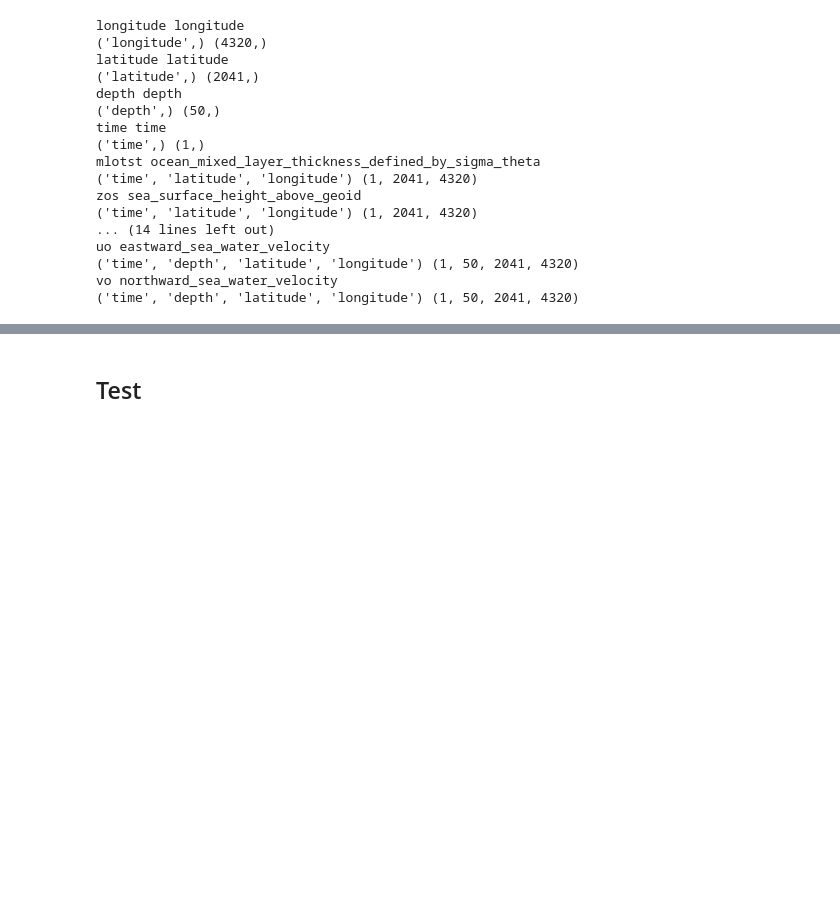
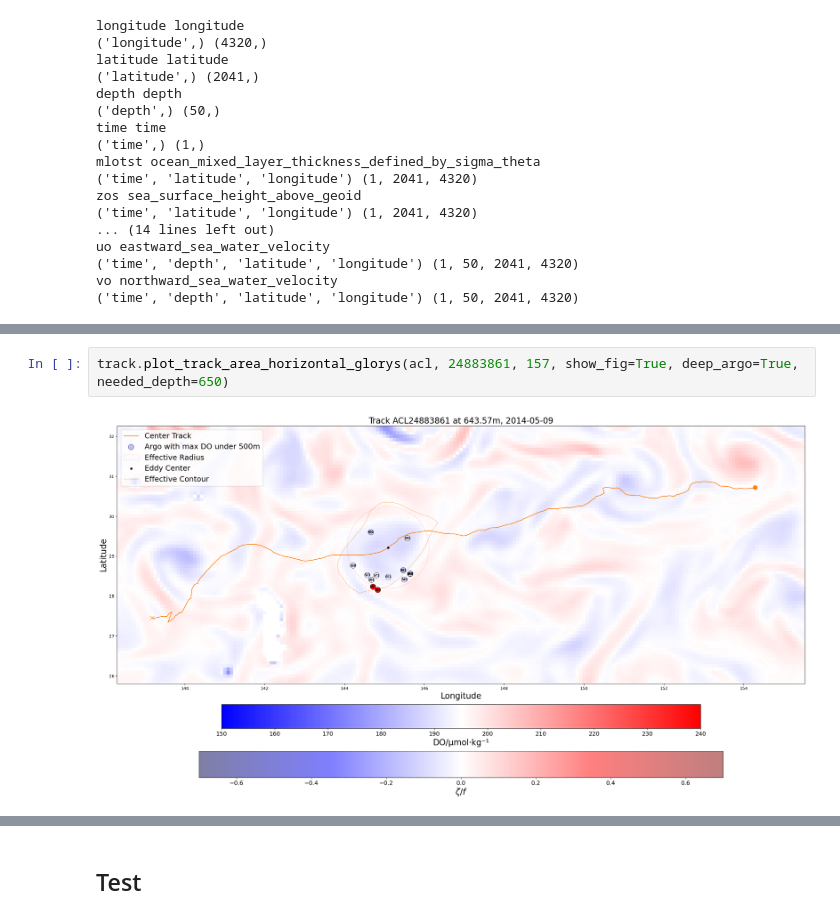
Before and after one commit to jjijack/Oxygen, a Jupyter notebook: GLORYS.ipynb, the cells around one changed output, grey strips where cells are left out. Drawn from its saved outputs; the diff is of its cells as text; blank space fills up the shorter version.

```diff
--- a/GLORYS.ipynb
+++ b/GLORYS.ipynb
@@ -393,2 +404,6 @@ vo northward_sea_water_velocity
+# %%
+track.plot_track_area_horizontal_glorys(acl, 24883861, 157, show_fig=True, deep_argo=True, needed_depth=650)
+# %% [output]
+[figure, added]
 # %%
 for needed_idx in track.get_idx(acl, 24883861, '2014-05-09', '2014-05-09'):
```
Also changed, not shown: parts of 5 cells of this notebook, 1 other file.
